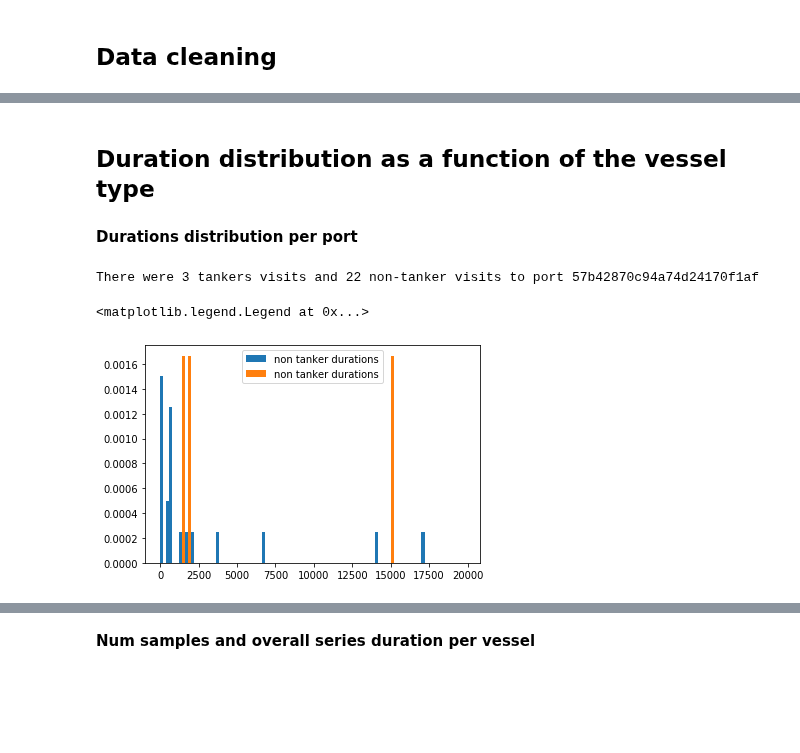
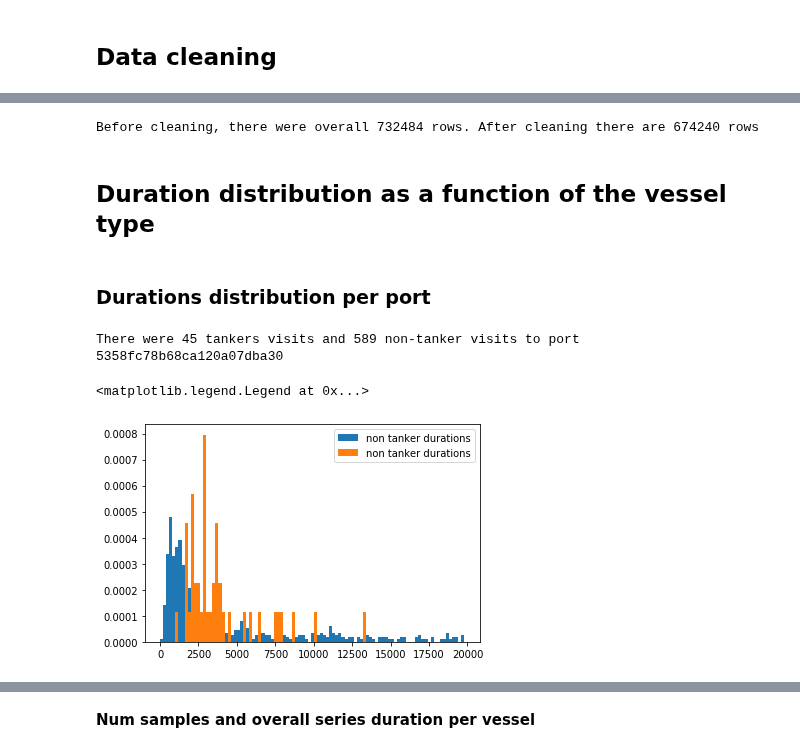
Before and after one commit to matanma/ML, a Jupyter notebook: WinWard/WinWard.ipynb, the cells around one changed output, grey strips where cells are left out. Saved outputs shown, nothing was run; the diff lists cells and outputs as text; code cells hidden in the pictures; blank space fills up the shorter version.

```diff
--- a/WinWard/WinWard.ipynb
+++ b/WinWard/WinWard.ipynb
@@ -356,0 +246,3 @@ df[ df['set_of_numbers'].isnull() ]
+# %%
+# cleaned_raw_df = clean_raw_port_visits(train_set_df_orig)
+cleaned_raw_df = pd.read_csv('training_cleaned.csv', index_col=0)
@@ -357,21 +251,27 @@ df[ df['set_of_numbers'].isnull() ]
+# %%
+print(f"Before cleaning, there were overall { len(train_set_df_orig) } rows. After cleaning there are { len(cleaned_raw_df)} rows")
+# %% [output]
+Before cleaning, there were overall 732484 rows. After cleaning there are 674240 rows
 # %% [markdown]
 ## Duration distribution as a function of the vessel type ##
 # %% [markdown]
-**Durations distribution per port**
+### Durations distribution per port ###
+# %%
+train_df_to_work_with = cleaned_raw_df
 # %%
 ports_lst = list(tankers_ports_set)
 # curr_port = next(iter(tankers_ports_set))
 curr_port = ports_lst[279]
-curr_port_visits = train_set_df_orig[train_set_df_orig['port_id'] == curr_port]
+curr_port_visits = train_df_to_work_with[train_df_to_work_with['port_id'] == curr_port]
 curr_port_tanker_visits_durations = curr_port_visits[curr_port_visits['label']==1]['duration_min']
 curr_port_non_tanker_visits_durations = curr_port_visits[curr_port_visits['label']==0]['duration_min']
 print(f"There were {len(curr_port_tanker_visits_durations)} tankers visits and {len(curr_port_non_tanker_visits_durations)} non-tanker visits to port {curr_port}")
 fig_visits, ax_visits = plt.subplots()
 bins = np.arange(0,20000, 200)
 ax_visits.hist(curr_port_non_tanker_visits_durations, bins=bins, density=True, label = "non tanker durations")
 ax_visits.hist(curr_port_tanker_visits_durations,  bins=bins, density=True, label = "non tanker durations")
 plt.legend()
 # %% [output]
-There were 3 tankers visits and 22 non-tanker visits to port 57b42870c94a74d24170f1af
+There were 45 tankers visits and 589 non-tanker visits to port 5358fc78b68ca120a07dba30
 <matplotlib.legend.Legend at 0x...>
-[figure, old version]
+[figure, new version]
```
Also changed, not shown: parts of 77 cells of this notebook.
